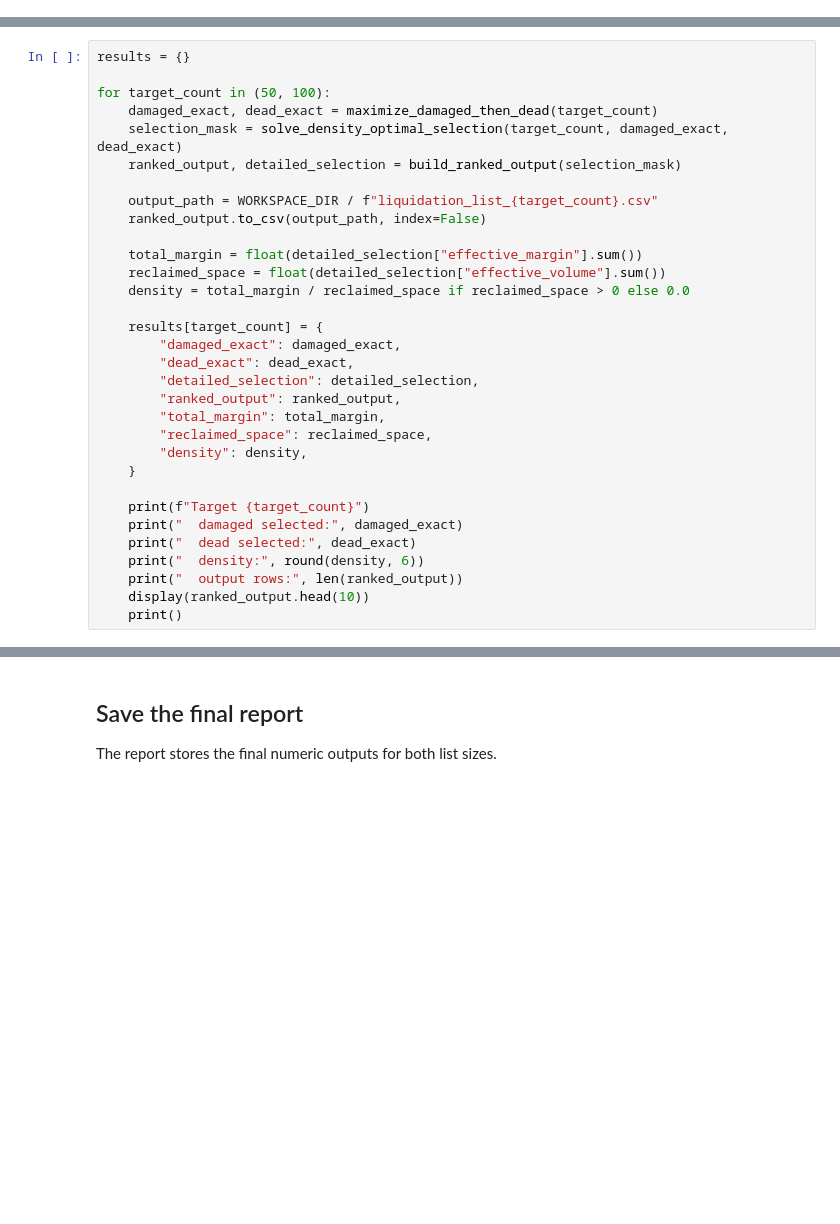
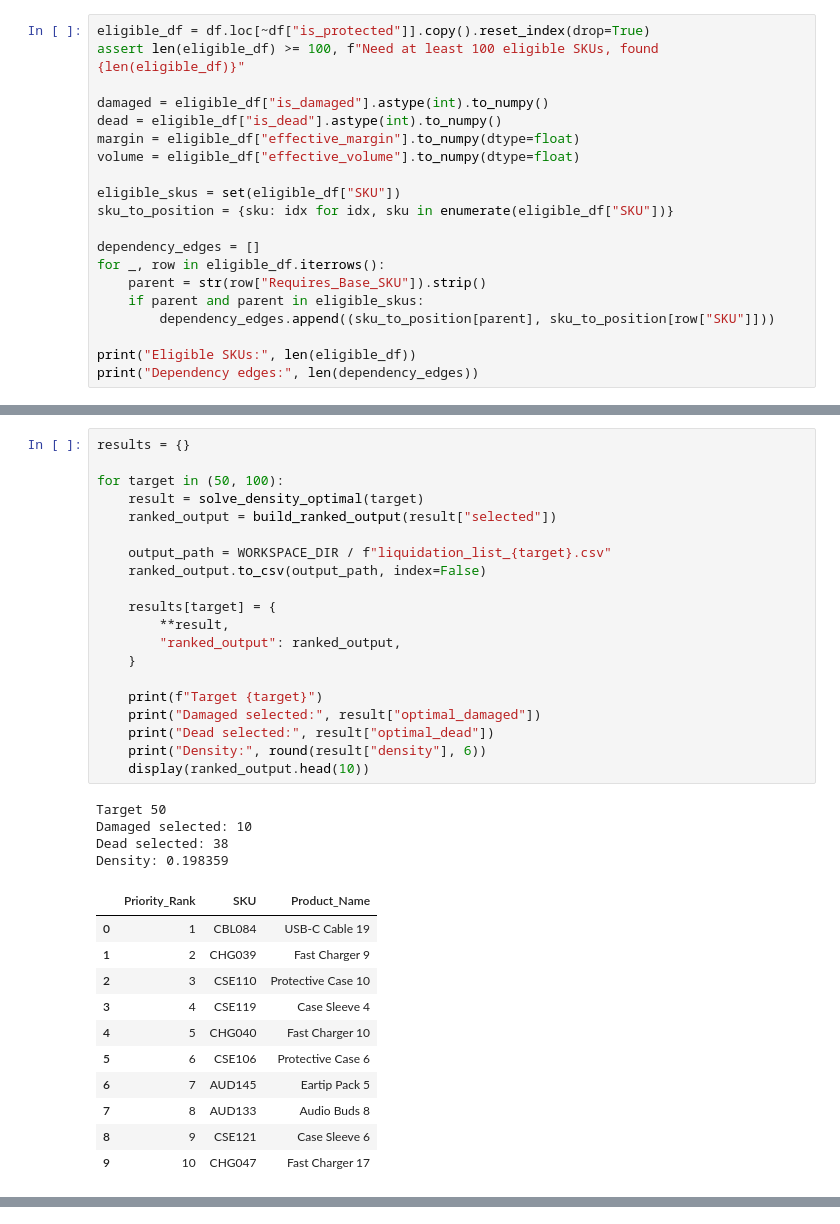
Before and after one commit to brpuneet898/BA_colab_bench_tasks, a Jupyter notebook: warehouse_liquidation_task/solution/solution.ipynb, the cells around one changed output, grey strips where cells are left out. Saved outputs shown, nothing was run; the diff lists cells and outputs as text; blank space fills up the shorter version.

Commit message:
updated warehouse liquidation task - v2

```diff
--- a/warehouse_liquidation_task/solution/solution.ipynb
+++ b/warehouse_liquidation_task/solution/solution.ipynb
@@ -162,0 +144,20 @@ print("Eligible dead SKUs:", int(dead.sum()))
+# %%
+eligible_df = df.loc[~df["is_protected"]].copy().reset_index(drop=True)
+assert len(eligible_df) >= 100, f"Need at least 100 eligible SKUs, found {len(eligible_df)}"
+
+damaged = eligible_df["is_damaged"].astype(int).to_numpy()
+dead = eligible_df["is_dead"].astype(int).to_numpy()
+margin = eligible_df["effective_margin"].to_numpy(dtype=float)
+volume = eligible_df["effective_volume"].to_numpy(dtype=float)
+
+eligible_skus = set(eligible_df["SKU"])
+sku_to_position = {sku: idx for idx, sku in enumerate(eligible_df["SKU"])}
+
+dependency_edges = []
+for _, row in eligible_df.iterrows():
+    parent = str(row["Requires_Base_SKU"]).strip()
+    if parent and parent in eligible_skus:
+        dependency_edges.append((sku_to_position[parent], sku_to_position[row["SKU"]]))
+
+print("Eligible SKUs:", len(eligible_df))
+print("Dependency edges:", len(dependency_edges))
@@ -261,32 +267,36 @@ The 50-item list and the 100-item list are solved independently but with the sam
 # %%
 results = {}
 
-for target_count in (50, 100):
-    damaged_exact, dead_exact = maximize_damaged_then_dead(target_count)
-    selection_mask = solve_density_optimal_selection(target_count, damaged_exact, dead_exact)
-    ranked_output, detailed_selection = build_ranked_output(selection_mask)
+for target in (50, 100):
+    result = solve_density_optimal(target)
+    ranked_output = build_ranked_output(result["selected"])
 
-    output_path = WORKSPACE_DIR / f"liquidation_list_{target_count}.csv"
+    output_path = WORKSPACE_DIR / f"liquidation_list_{target}.csv"
     ranked_output.to_csv(output_path, index=False)
 
-    total_margin = float(detailed_selection["effective_margin"].sum())
-    reclaimed_space = float(detailed_selection["effective_volume"].sum())
-    density = total_margin / reclaimed_space if reclaimed_space > 0 else 0.0
-
-    results[target_count] = {
-        "damaged_exact": damaged_exact,
-        "dead_exact": dead_exact,
-        "detailed_selection": detailed_selection,
+    results[target] = {
+        **result,
         "ranked_output": ranked_output,
-        "total_margin": total_margin,
-        "reclaimed_space": reclaimed_space,
-        "density": density,
     }
 
-    print(f"Target {target_count}")
-    print("  damaged selected:", damaged_exact)
-    print("  dead selected:", dead_exact)
-    print("  density:", round(density, 6))
-    print("  output rows:", len(ranked_output))
+    print(f"Target {target}")
+    print("Damaged selected:", result["optimal_damaged"])
+    print("Dead selected:", result["optimal_dead"])
+    print("Density:", round(result["density"], 6))
     display(ranked_output.head(10))
-    print()
+# %% [output]
+Target 50
+Damaged selected: 10
+Dead selected: 38
+Density: 0.198359
+|  | Priority_Rank | SKU | Product_Name |
+| 0 | 1 | CBL084 | USB-C Cable 19 |
+| 1 | 2 | CHG039 | Fast Charger 9 |
+| 2 | 3 | CSE110 | Protective Case 10 |
+| 3 | 4 | CSE119 | Case Sleeve 4 |
+| 4 | 5 | CHG040 | Fast Charger 10 |
+| 5 | 6 | CSE106 | Protective Case 6 |
+| 6 | 7 | AUD145 | Eartip Pack 5 |
+| 7 | 8 | AUD133 | Audio Buds 8 |
+| 8 | 9 | CSE121 | Case Sleeve 6 |
+| 9 | 10 | CHG047 | Fast Charger 17 |
@@ -293,4 +317,0 @@ for target_count in (50, 100):
-# %% [markdown]
-## Save the final report
-
-The report stores the final numeric outputs for both list sizes.
```
Also changed, not shown: parts of 23 cells of this notebook, 3 other files.
